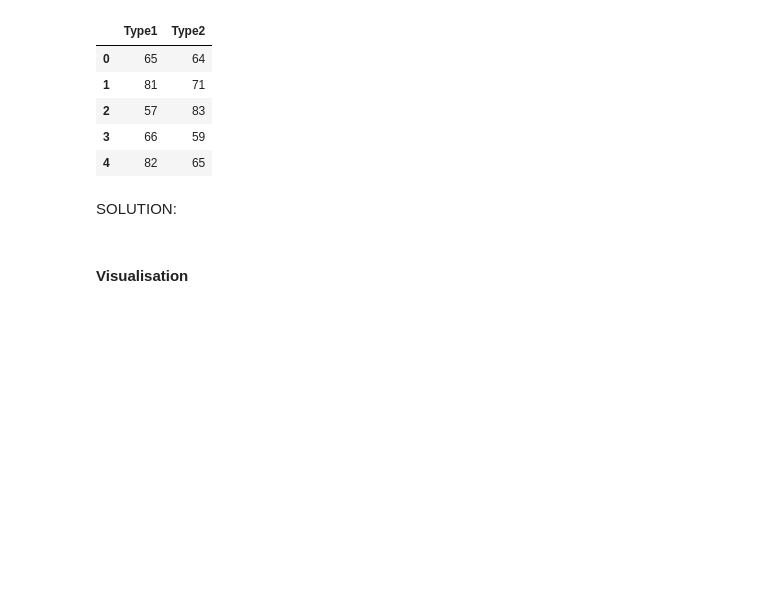
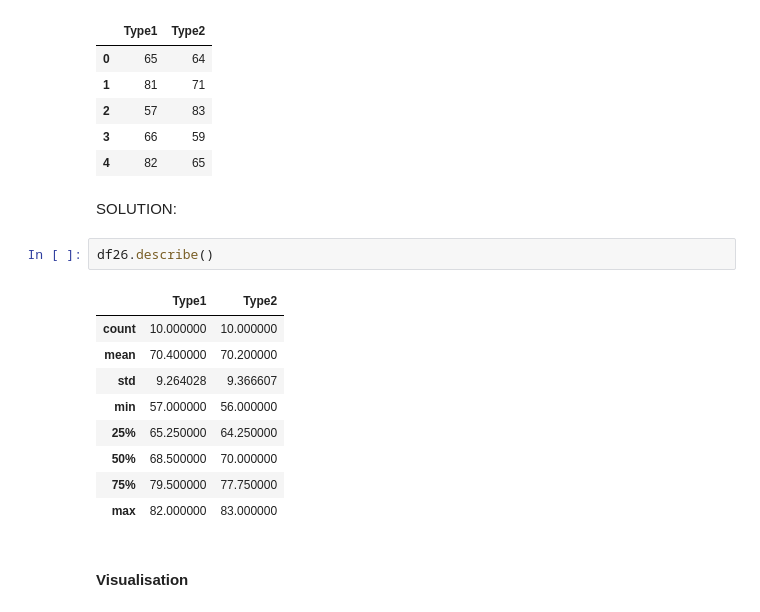
Before and after one commit to aleksejalex/super-funicular, a Jupyter notebook: 01NAEX_Exercise_01_Python_solution_Gaj.ipynb, the cells around one changed output. Cells and saved outputs as stored; diff of their text form; blank space fills up the shorter version.

```diff
--- a/01NAEX_Exercise_01_Python_solution_Gaj.ipynb
+++ b/01NAEX_Exercise_01_Python_solution_Gaj.ipynb
@@ -172,6 +172,18 @@ df26.head()
 | 4 | 82 | 65 |
 # %% [markdown]
 SOLUTION:
+# %%
+df26.describe()
+# %% [output]
+|  | Type1 | Type2 |
+| count | 10.000000 | 10.000000 |
+| mean | 70.400000 | 70.200000 |
+| std | 9.264028 | 9.366607 |
+| min | 57.000000 | 56.000000 |
+| 25% | 65.250000 | 64.250000 |
+| 50% | 68.500000 | 70.000000 |
+| 75% | 79.500000 | 77.750000 |
+| max | 82.000000 | 83.000000 |
 # %% [markdown]
 #### Visualisation
 # %%
```
Also changed, not shown: parts of 1 cell of this notebook.
